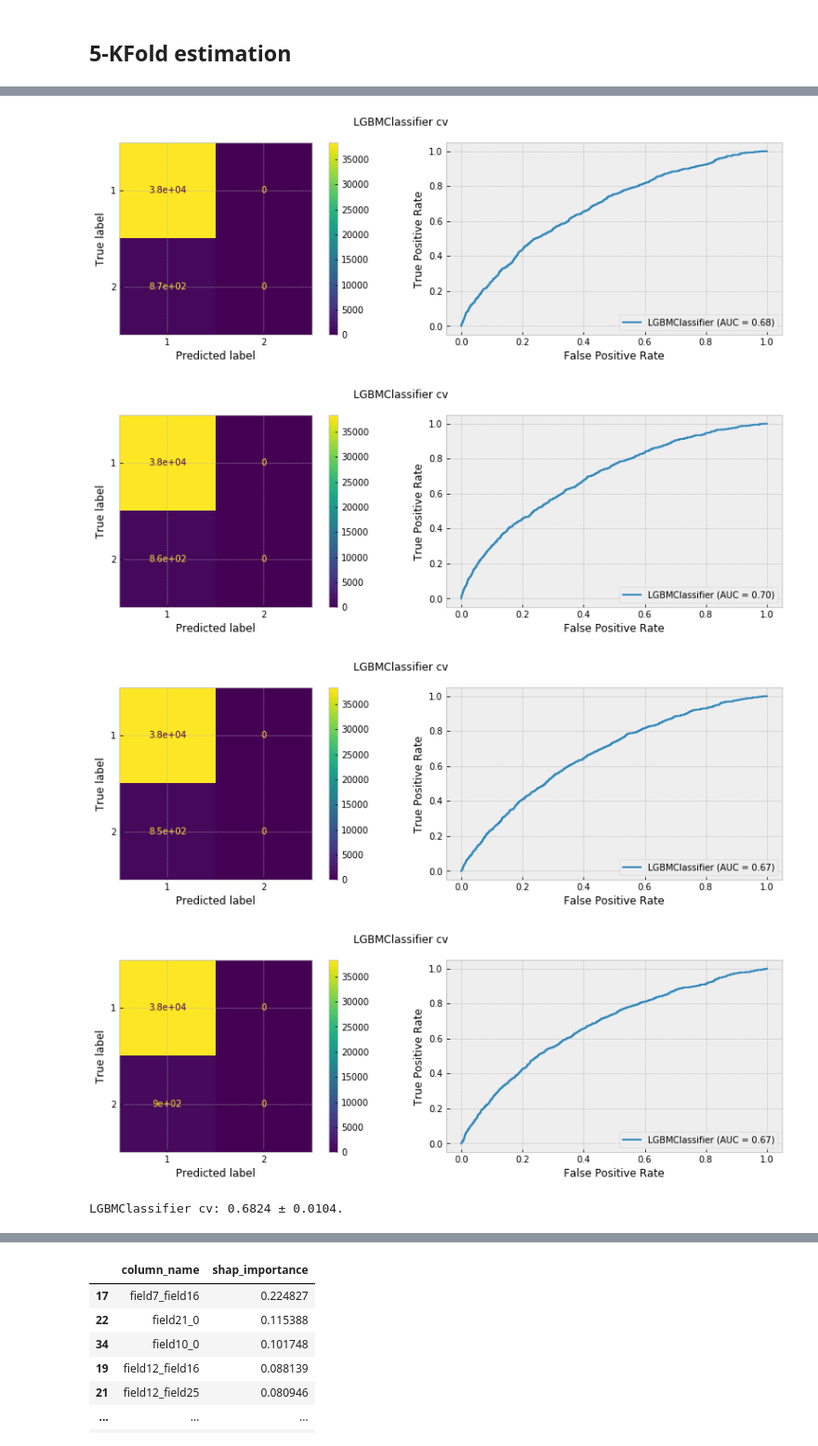
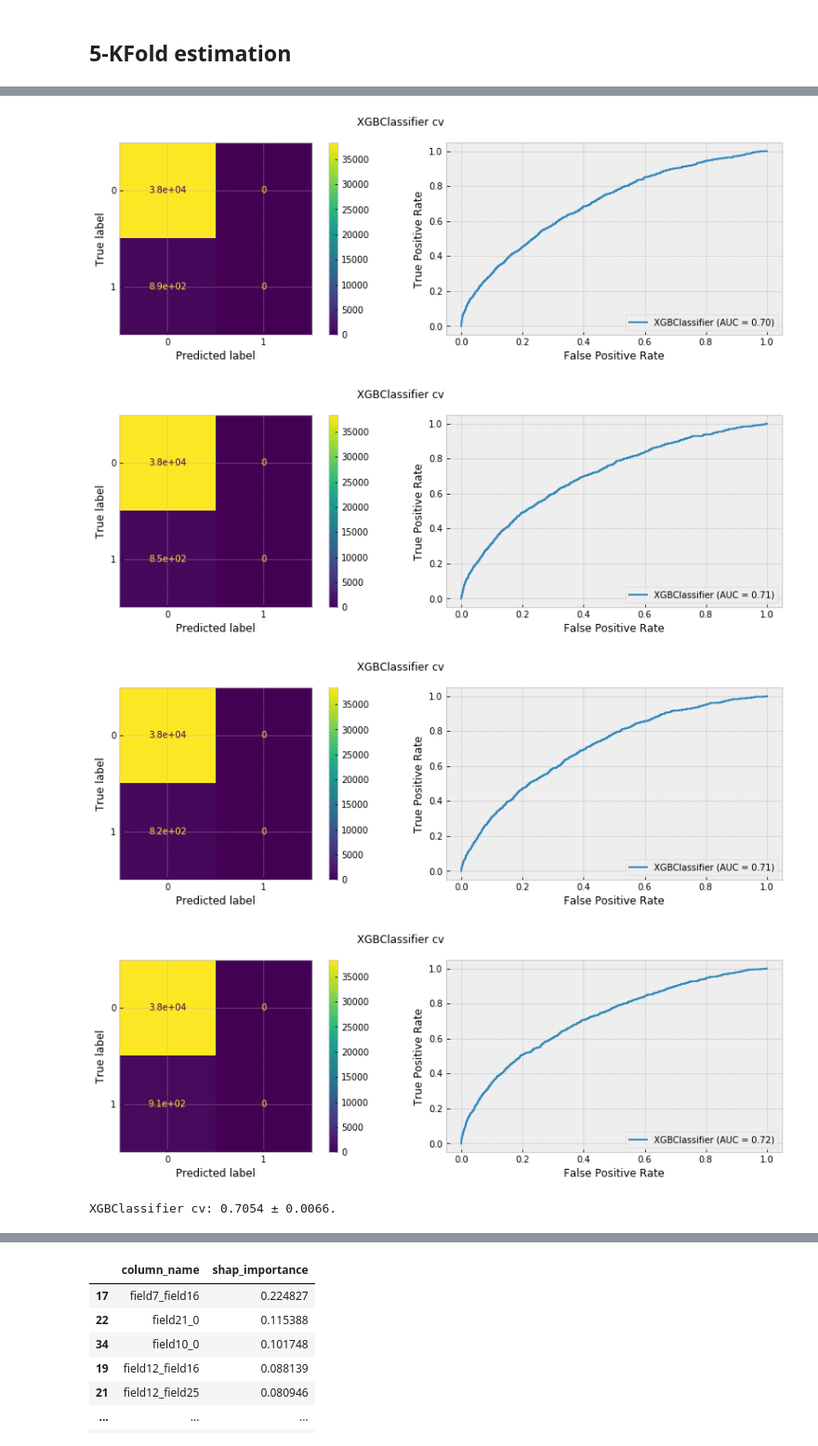
Before and after one commit to andygoosh/OneTwoTrip-Contest, a Jupyter notebook: workinprogress.ipynb, the cells around one changed output, grey strips where cells are left out. Shown at 93% size. Saved outputs shown, nothing was run; the diff lists cells and outputs as text; code cells hidden in the pictures.

```diff
--- a/workinprogress.ipynb
+++ b/workinprogress.ipynb
@@ -332,7 +330,7 @@ def fit_estimate( X, y, model_generator, n_folds = 5, n_neighbors=0, degree=0):
   neighbs = []
   polies = []
 
-  folds = list(skl.model_selection.KFold(n_splits=n_folds, shuffle=True, random_state=RS).split(X, y))
+  folds = list(skl.model_selection.StratifiedKFold(n_splits=n_folds, shuffle=True, random_state=RS).split(X, y))
   for j, (train_idx, val_idx) in enumerate(folds):
 
     X_train, X_cv = X.iloc[train_idx], X.iloc[val_idx]
@@ -428,6 +426,8 @@ def add_aggregates(X, aggs=[], cols=[]):
     all_features = pd.concat(all_features, axis=1)
     X = X.merge(all_features, on=('userid'))
 
+  X.fillna(0, inplace=True)
+
   return X.drop(['userid'], axis=1)
 
 def check_aggregates_result():
@@ -680,37 +751,55 @@ print(sfs1.k_feature_names_)
 # %% [markdown]
 ## 5-KFold estimation
 # %%
-X, y = prepare_data( df_train )
+X_ = df_train
+# baseline: 0.6909 ± 0.0085.
+#X_ = X_.drop(['field5', 'field11', 'field23', 'field29'], axis=1) # 0.6902 ± 0.0081.
+X_ = add_aggregates(X_)
+X, y = prepare_data(X_)
+
+X = X[['field0', 'field1', 'field4', 'field6', 'field7', 'field10', 'field12',
+       'field14', 'field16', 'field21', 'field25', 'field28', 'field0_std',
+       'field0_sum', 'field0_max', 'field0_mean', 'field1_std', 'field1_sum',
+       'field1_mean', 'field2_std', 'field2_sum', 'field2_max', 'field3_std',
+       'field5_mean', 'field6_sum', 'field6_max', 'field6_mean',
+       'field10_mean', 'field11_std', 'field12_std', 'field12_max',
+       'field12_min', 'field12_mean', 'field13_std', 'field14_std',
+       'field14_max', 'field14_mean', 'field15_std', 'field15_mean',
+       'field16_std', 'field16_sum', 'field16_max', 'field16_min',
+       'field16_mean', 'field17_max', 'field18_sum', 'field19_mean',
+       'field21_std', 'field21_mean', 'field22_std', 'field22_min',
+       'field23_std', 'field26_std', 'field26_sum', 'field26_max',
+       'field26_mean', 'field27_std', 'field27_mean', 'field28_mean',
+       'field29_mean']]
 
 scores, models, neighbs, polies = fit_estimate(X, y,
         #lambda: skl.ensemble.BaggingClassifier(XGBClassifier(**get_best_params()), n_estimators=10, random_state=RS, oob_score=True),
-        #lambda: XGBClassifier(**get_best_params()),
-        lambda: LGBMClassifier(**get_best_params_lgbm()),
-
+        lambda: XGBClassifier(**get_best_params_xgbc()),
+        #lambda: LGBMClassifier(**get_best_params_lgbm()),
         n_folds=5, degree=0, n_neighbors=0)
 model = models[np.argmax(scores)]
 
 '''
 neigh = neighbs[np.argmax(scores)]
 X = add_neughbors_inner(X, neigh)
 '''
 '''
 poly = polies[np.argmax(scores)]
 X = add_polynomial_inner(X, poly)
 '''
 #[1/5][2/5][3/5][4/5][5/5]XGBClassifier CV: 0.6876 ± 0.0086. params fine tuning, -f0
 #[1/5][2/5][3/5][4/5][5/5]XGBClassifier CV: 0.6881 ± 0.0090. params fine tuning, -f0, f28 +5 neigh
 #[1/5][2/5][3/5][4/5][5/5]XGBClassifier cv: 0.6885 ± 0.0078. polinomial, 0 neigh
 #[1/5][2/5][3/5][4/5][5/5]XGBClassifier cv: 0.6895 ± 0.0111. polimonial, 5 neigh
 #[1/5][2/5][3/5][4/5][5/5]XGBClassifier cv: 0.6895 ± 0.0092. -1/2 field21, 0 neigh
 # XGBClassifier cv: 0.6907 ± 0.0085. 0 neigh,
 # %% [output]
 [figure]
-[figure, old version]
+[figure, new version]
-[figure, old version]
+[figure, new version]
-[figure, old version]
+[figure, new version]
-[figure, old version]
+[figure, new version]
-LGBMClassifier cv: 0.6824 ± 0.0104.
+XGBClassifier cv: 0.7054 ± 0.0066.
 '\npoly = polies[np.argmax(scores)]\nX = add_polynomial_inner(X, poly)\n'
 # %%
 a = df_train.groupby('userid', as_index=False).count()
```
Also changed, not shown: parts of 10 cells of this notebook.
